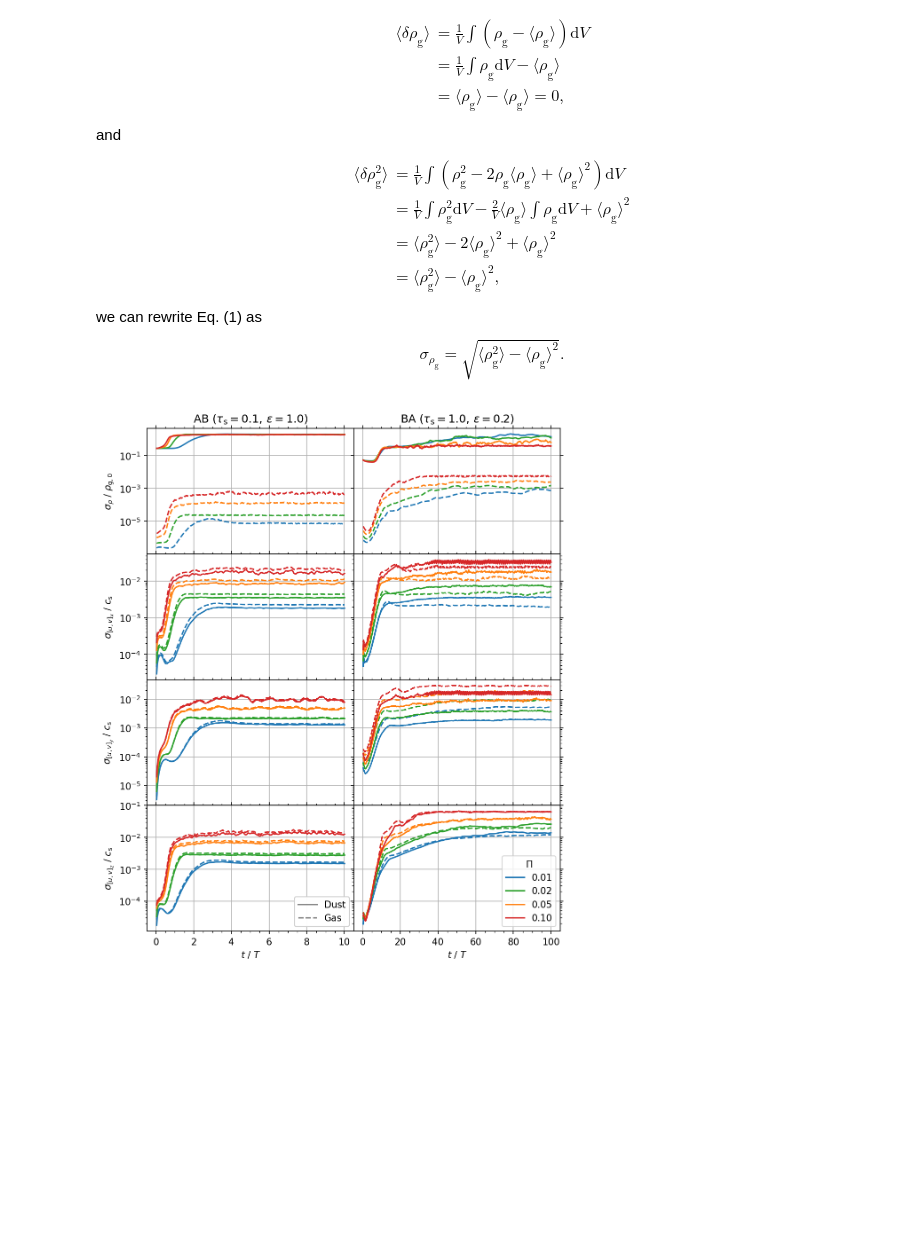
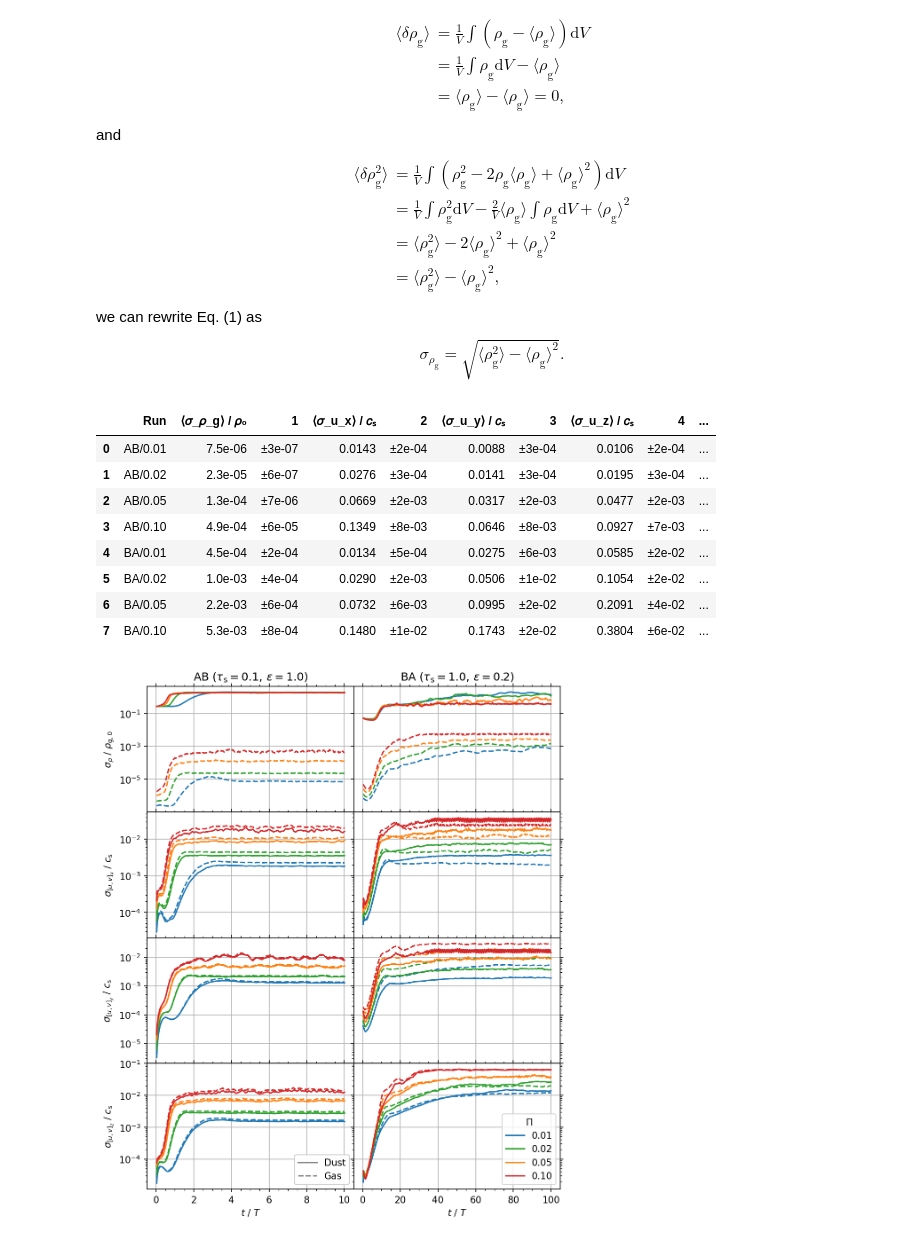
Before and after one commit to sabaronett/streaming-instability, a Jupyter notebook: ipynb/Dispersions.ipynb, the cells around one changed output. Drawn from its saved outputs; the diff is of its cells as text; code cells hidden in the pictures; blank space fills up the shorter version.

Commit message:
Add table

```diff
--- a/ipynb/Dispersions.ipynb
+++ b/ipynb/Dispersions.ipynb
@@ -44,6 +44,7 @@ sys.path.insert(0, '/home/stanley/bitbucket/ccyang/athena-dust/vis/python')
 import athena_read
 import matplotlib.pyplot as plt
 import numpy as np
+import pandas as pd
 
 fig, axs = plt.subplots(4, 2, sharex='col', sharey='row', figsize=(8, 10), dpi=150)
 workdir = '../unstrat'
@@ -52,12 +53,18 @@ Pis = [['0.01', 'tab:blue'], ['0.02', 'tab:green'],
        ['0.05', 'tab:orange'], ['0.10', 'tab:red']]
 res = '2048'
 psi = 4 # Plot starting index
-lns = []
+lns, runs = [], []
+avg_sd_rhog, avg_sd_ux, avg_sd_uy, avg_sd_uz,  = [], [], [], []
+err_sd_rhog, err_sd_ux, err_sd_uy, err_sd_uz,  = [], [], [], []
+avg_sd_rhop, avg_sd_vx, avg_sd_vy, avg_sd_vz,  = [], [], [], []
+err_sd_rhop, err_sd_vx, err_sd_vy, err_sd_vz,  = [], [], [], []
+avg_Dux, avg_Duy, err_Dux, err_Duy = [], [], [], []
 
 for i, case in enumerate(cases):
     for Pi in Pis:
         # Collect simulation parameters and history file
         athinput = athena_read.athinput(f'{workdir}/{case}/{Pi[0]}/{res}/athinput.si')
+        dt = athinput['output3']['dt']
         epsilon = athinput['problem']['epsilon']
         c_s = athinput['hydro']['iso_sound_speed']
         Lx = athinput['mesh']['x1max'] - athinput['mesh']['x1min']
@@ -66,8 +73,10 @@ for i, case in enumerate(cases):
         Mg = Lx*Ly*Lz
         Mp = epsilon*Mg
         hst = athena_read.hst(f'{workdir}/{case}/{Pi[0]}/{res}/output/SI.hst')
+        i_sat = 200
+        if case == 'AB' and Pi[0] == '0.01': i_sat = 400
 
-        # Compute dispersions
+        # Compute dispersions, gas velocity deviations, and time averages
         sd_rhog = np.sqrt(hst['drhog2'] - (hst['drhog'])**2)
         sd_ux   = np.sqrt(hst['dux2']/Mg - (hst['dux']/Mg)**2)
         sd_uy   = np.sqrt(hst['duy2']/Mg - (hst['duy']/Mg)**2)
@@ -76,6 +85,29 @@ for i, case in enumerate(cases):
         sd_vx   = np.sqrt(hst['dvpx2']/Mp - (hst['dvpx']/Mp)**2)
         sd_vy   = np.sqrt(hst['dvpy2']/Mp - (hst['dvpy']/Mp)**2)
         sd_vz   = np.sqrt(hst['dvpz2']/Mp - (hst['dvpz']/Mp)**2)
+        Dux = hst['dux']/Mg
+        Duy = hst['duy']/Mg
+        runs.append(f'{case}/{Pi[0]}')
+        avg_sd_rhog.append(np.mean(sd_rhog[i_sat:]))
+        avg_sd_ux.append(np.mean(sd_ux[i_sat:]))
+        avg_sd_uy.append(np.mean(sd_uy[i_sat:]))
+        avg_sd_uz.append(np.mean(sd_uz[i_sat:]))
+        avg_sd_rhop.append(np.mean(sd_rhop[i_sat:]))
+        avg_sd_vx.append(np.mean(sd_vx[i_sat:]))
+        avg_sd_vy.append(np.mean(sd_vy[i_sat:]))
+        avg_sd_vz.append(np.mean(sd_vz[i_sat:]))
+        avg_Dux.append(np.mean(Dux[i_sat:]))
+        avg_Duy.append(np.mean(Duy[i_sat:]))
+        err_sd_rhog.append(np.std(sd_rhog[i_sat:]))
+        err_sd_ux.append(np.std(sd_ux[i_sat:]))
+        err_sd_uy.append(np.std(sd_uy[i_sat:]))
+        err_sd_uz.append(np.std(sd_uz[i_sat:]))
+        err_sd_rhop.append(np.std(sd_rhop[i_sat:]))
+        err_sd_vx.append(np.std(sd_vx[i_sat:]))
+        err_sd_vy.append(np.std(sd_vy[i_sat:]))
+        err_sd_vz.append(np.std(sd_vz[i_sat:]))
+        err_Dux.append(np.std(Dux[i_sat:]))
+        err_Duy.append(np.std(Duy[i_sat:]))
 
         # Plot dispersions
         axs[0][i].semilogy(hst['time'][psi:], sd_rhop[psi:], color=Pi[1],
@@ -96,31 +128,84 @@ for i, case in enumerate(cases):
         axs[3][i].semilogy(hst['time'][psi:], sd_uz[psi:]/c_s, color=Pi[1],
                            ls='--')
 
 # Plot ghost points for colorless line style legend
 ls_dust, = axs[3][0].semilogy([], [], color='tab:gray', label='Dust')
 ls_gas,  = axs[3][0].semilogy([], [], color='tab:gray', ls='--', label='Gas')
 
 # Add multiple legends
 legend_ls = axs[3, 0].legend(handles=[ls_dust, ls_gas], loc='lower right')
 axs[3, 0].add_artist(legend_ls)
 axs[3, 1].legend(handles=lns[:4], loc='lower right', title=r'$\Pi$')
 
 # Format subplots
 for ax in axs.flat:
     ax.grid()
     ax.minorticks_on()
     ax.tick_params(which='both', top=True, right=True)
 
 axs[0, 0].set(title=r'AB ($\tau_\mathrm{s}=0.1,\,\epsilon=1.0)$',
               ylabel=r'$\sigma_\rho$ / $\rho_\mathrm{g,0}$')
 axs[0, 1].set(title=r'BA ($\tau_\mathrm{s}=1.0,\,\epsilon=0.2)$')
 axs[1, 0].set(ylabel=r'$\sigma_{[u,v]_x}$ / $c_\mathrm{s}$')
 axs[2, 0].set(ylabel=r'$\sigma_{[u,v]_y}$ / $c_\mathrm{s}$')
 axs[3, 0].set(ylabel=r'$\sigma_{[u,v]_z}$ / $c_\mathrm{s}$')
 axs[3, 0].set(xlabel=r'$t$ / $T$')
 axs[3, 1].set(xlabel=r'$t$ / $T$')
 
 plt.subplots_adjust(hspace=0, wspace=0)
 plt.savefig('figs/dispersions.pdf', bbox_inches='tight', pad_inches=0.01)
+
+df = pd.DataFrame({
+    'Run'         : runs,
+    '⟨𝜎_𝜌_g⟩ / 𝜌₀' : avg_sd_rhog,
+    '1'            : err_sd_rhog,
+    '⟨𝜎_u_x⟩ / 𝑐ₛ'  : avg_sd_ux,
+    '2'            : err_sd_ux,
+    '⟨𝜎_u_y⟩ / 𝑐ₛ'  : avg_sd_uy,
+    '3'            : err_sd_uy,
+    '⟨𝜎_u_z⟩ / 𝑐ₛ'  : avg_sd_uz,
+    '4'            : err_sd_uz,
+    '⟨Δu_x⟩ / 𝑐ₛ'   : avg_Dux,
+    '5'            : err_Dux,
+    '⟨Δu_y⟩ / 𝑐ₛ'   : avg_Duy,
+    '6'            : err_Duy,
+    '⟨𝜎_𝜌_p⟩ / 𝜌₀' : avg_sd_rhop,
+    '7'            : err_sd_rhop,
+    '⟨𝜎_v_x⟩ / 𝑐ₛ'  : avg_sd_vx,
+    '8'            : err_sd_vx,
+    '⟨𝜎_v_y⟩ / 𝑐ₛ'  : avg_sd_vy,
+    '9'            : err_sd_vy,
+    '⟨𝜎_v_z⟩ / 𝑐ₛ'  : avg_sd_vz,
+    '10'            : err_sd_vz,})
+df.style.format({
+    '⟨𝜎_𝜌_g⟩ / 𝜌₀' : '{:.1e}',
+    '1'           : '±{:.0e}',
+    '⟨𝜎_u_x⟩ / 𝑐ₛ'  : '{:.4f}',
+    '2'           : '±{:.0e}',
+    '⟨𝜎_u_y⟩ / 𝑐ₛ'  : '{:.4f}',
+    '3'           : '±{:.0e}',
+    '⟨𝜎_u_z⟩ / 𝑐ₛ'  : '{:.4f}',
+    '4'           : '±{:.0e}',
+    '⟨Δu_x⟩ / 𝑐ₛ'   : '{:.2e}',
+    '5'           : '±{:.0e}',
+    '⟨Δu_y⟩ / 𝑐ₛ'   : '{:.2e}',
+    '6'           : '±{:.0e}',
+    '⟨𝜎_𝜌_p⟩ / 𝜌₀' : '{:.4f}',
+    '7'           : '±{:.0e}',
+    '⟨𝜎_v_x⟩ / 𝑐ₛ'  : '{:.4f}',
+    '8'           : '±{:.0e}',
+    '⟨𝜎_v_y⟩ / 𝑐ₛ'  : '{:.4f}',
+    '9'           : '±{:.0e}',
+    '⟨𝜎_v_z⟩ / 𝑐ₛ'  : '{:.4f}',
+    '10'           : '±{:.0e}',})
 # %% [output]
+|  | Run | ⟨𝜎_𝜌_g⟩ / 𝜌₀ | 1 | ⟨𝜎_u_x⟩ / 𝑐ₛ | 2 | ⟨𝜎_u_y⟩ / 𝑐ₛ | 3 | ⟨𝜎_u_z⟩ / 𝑐ₛ | 4 | ... |
+| 0 | AB/0.01 | 7.5e-06 | ±3e-07 | 0.0143 | ±2e-04 | 0.0088 | ±3e-04 | 0.0106 | ±2e-04 | ... |
+| 1 | AB/0.02 | 2.3e-05 | ±6e-07 | 0.0276 | ±3e-04 | 0.0141 | ±3e-04 | 0.0195 | ±3e-04 | ... |
+| 2 | AB/0.05 | 1.3e-04 | ±7e-06 | 0.0669 | ±2e-03 | 0.0317 | ±2e-03 | 0.0477 | ±2e-03 | ... |
+| 3 | AB/0.10 | 4.9e-04 | ±6e-05 | 0.1349 | ±8e-03 | 0.0646 | ±8e-03 | 0.0927 | ±7e-03 | ... |
+| 4 | BA/0.01 | 4.5e-04 | ±2e-04 | 0.0134 | ±5e-04 | 0.0275 | ±6e-03 | 0.0585 | ±2e-02 | ... |
+| 5 | BA/0.02 | 1.0e-03 | ±4e-04 | 0.0290 | ±2e-03 | 0.0506 | ±1e-02 | 0.1054 | ±2e-02 | ... |
+| 6 | BA/0.05 | 2.2e-03 | ±6e-04 | 0.0732 | ±6e-03 | 0.0995 | ±2e-02 | 0.2091 | ±4e-02 | ... |
+| 7 | BA/0.10 | 5.3e-03 | ±8e-04 | 0.1480 | ±1e-02 | 0.1743 | ±2e-02 | 0.3804 | ±6e-02 | ... |
 [figure]
```
